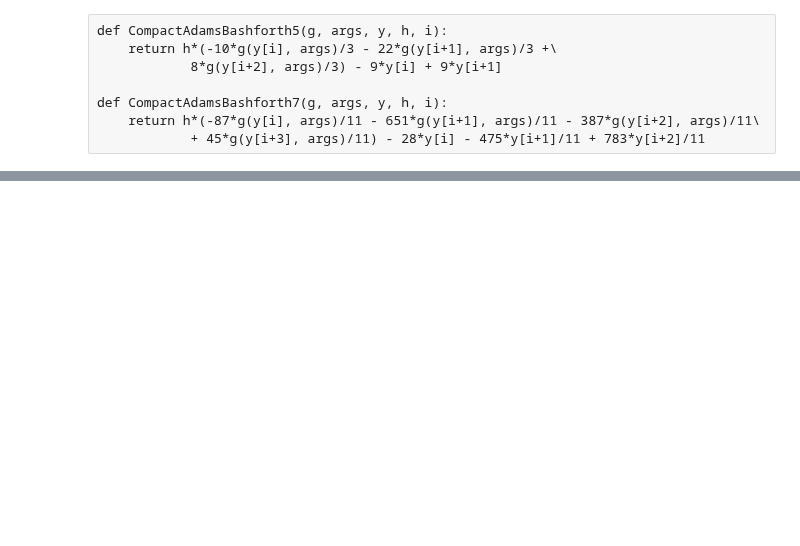
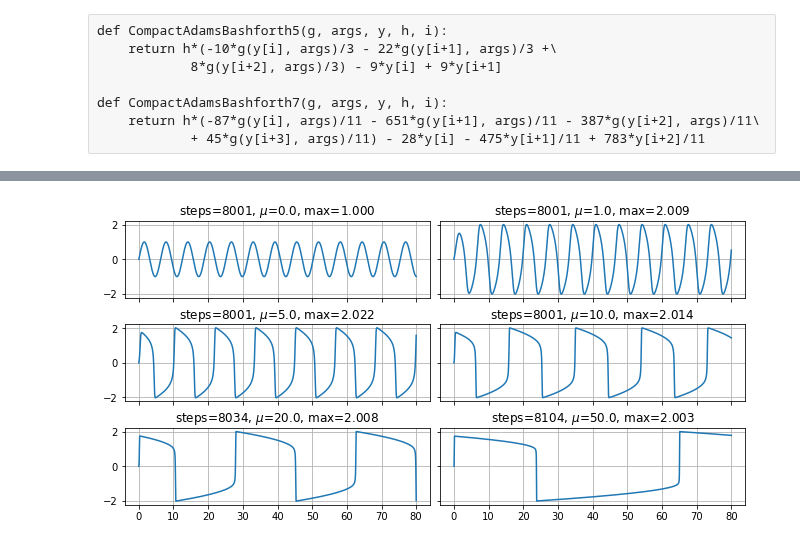
Before and after one commit to blinkovua/sharing-blinkov, a Jupyter notebook: FDA_ODE/VanderPolODE.ipynb, the cells around one changed output, grey strips where cells are left out. Saved outputs shown, nothing was run; the diff lists cells and outputs as text; code cells hidden in the pictures; blank space fills up the shorter version.

```diff
--- a/FDA_ODE/VanderPolODE.ipynb
+++ b/FDA_ODE/VanderPolODE.ipynb
@@ -340,0 +74,20 @@ close()
+# %%
+print("step =", xk//h)
+res = []
+for mu in mus:
+    x, y = 0., empty(2, dtype=float64)
+    y[:] = 0., 1.
+    d, h1 = discrepancy(mu, y), h
+    r = [(x, y[0], y[1], h1, d)]
+    i = 0
+    while x < xk:
+        x += h1
+        y = RK4(f, [mu], y, h1)
+        if abs(y[0]) >= 5.:
+            break
+        d = discrepancy(mu, y)
+        h1 = min(h, (tol/(1 + abs(d)))**(1./p))
+        r.append((x, y[0], y[1], h1, d))
+        i += 1
+    res.append((mu, r))
+    print(mu)
@@ -340,0 +102,15 @@ close()
+# %%
+rows = len(res)//2
+fig, axes = subplots(figsize=(9, rows*1.5), nrows = rows, ncols = 2,\
+        layout='constrained', sharex=True, sharey=True)
+for k in range(rows):
+    for j in range(2):
+        mu, r = res[2*k+j]
+        axes[k, j].set_title(r"steps=%d, $\mu$=%.1f, max=%.3f" %
+                (len(r), mu, max(abs(s[1]) for s in r)))
+        axes[k, j].plot([s[0] for s in r], [s[1] for s in r])
+        axes[k, j].grid()
+show() if isShow else savefig('figVanderPolRK42.pdf')
+close()
+# %% [output]
+[figure, added]
```
Also changed, not shown: parts of 61 cells of this notebook, 3 other files.
